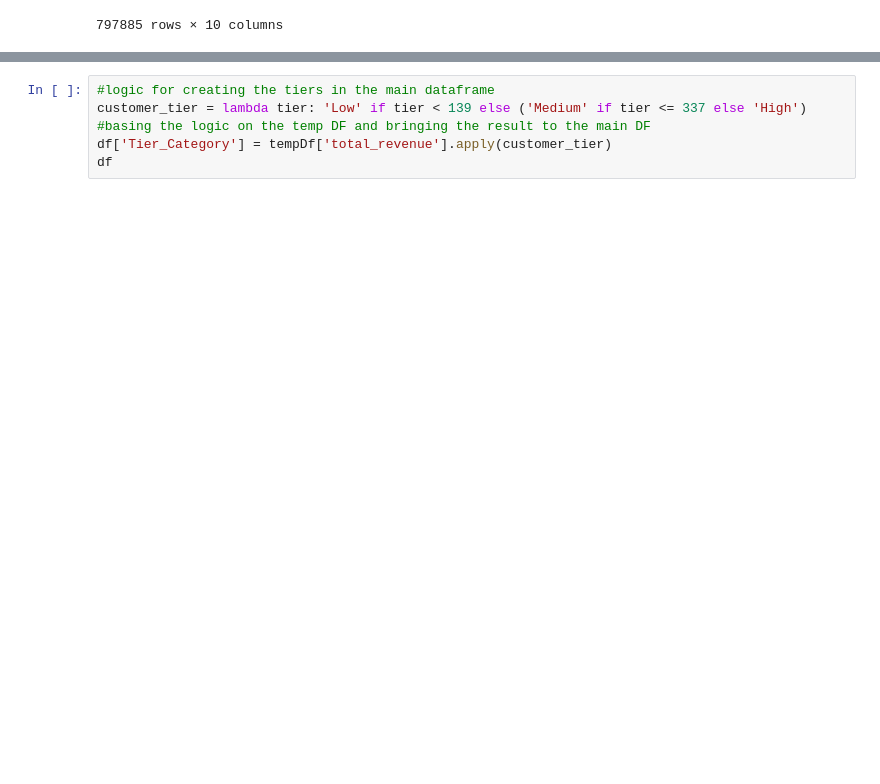
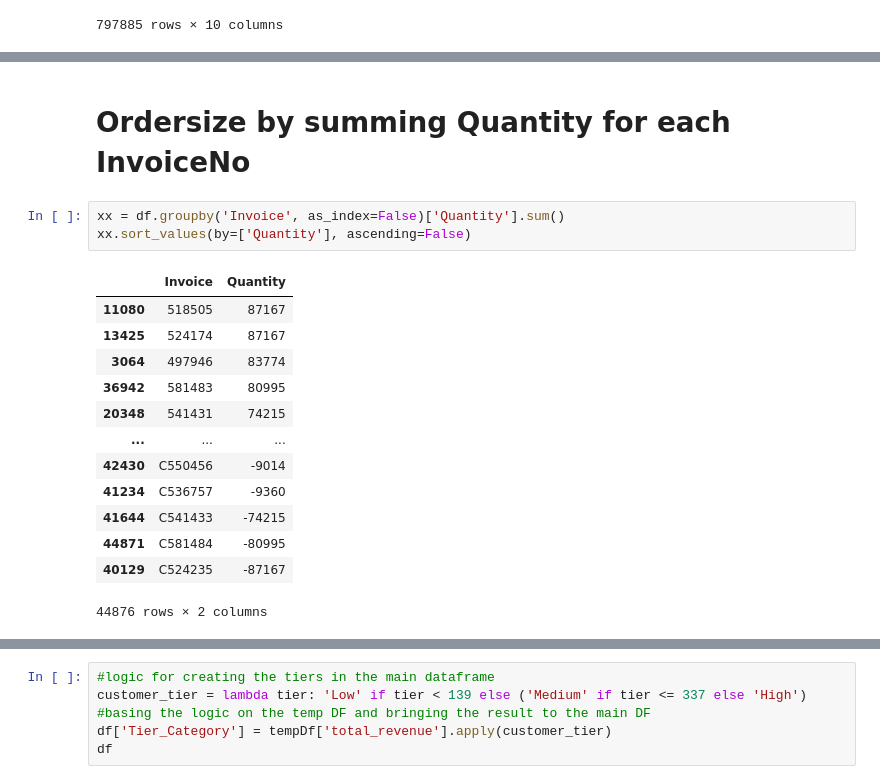
Before and after one commit to hsahmad112/DataAndThingsW2025, a Jupyter notebook: exercise_3.ipynb, the cells around one changed output, grey strips where cells are left out. Cells and saved outputs as stored; diff of their text form; blank space fills up the shorter version.

```diff
--- a/exercise_3.ipynb
+++ b/exercise_3.ipynb
@@ -341,0 +383,19 @@ tempDf
+# %% [markdown]
+# Ordersize by summing Quantity for each InvoiceNo
+# %%
+xx = df.groupby('Invoice', as_index=False)['Quantity'].sum()
+xx.sort_values(by=['Quantity'], ascending=False)
+# %% [output]
+|  | Invoice | Quantity |
+| 11080 | 518505 | 87167 |
+| 13425 | 524174 | 87167 |
+| 3064 | 497946 | 83774 |
+| 36942 | 581483 | 80995 |
+| 20348 | 541431 | 74215 |
+| ... | ... | ... |
+| 42430 | C550456 | -9014 |
+| 41234 | C536757 | -9360 |
+| 41644 | C541433 | -74215 |
+| 44871 | C581484 | -80995 |
+| 40129 | C524235 | -87167 |
+44876 rows × 2 columns
```
Also changed, not shown: parts of 11 cells of this notebook, 3 other files.
